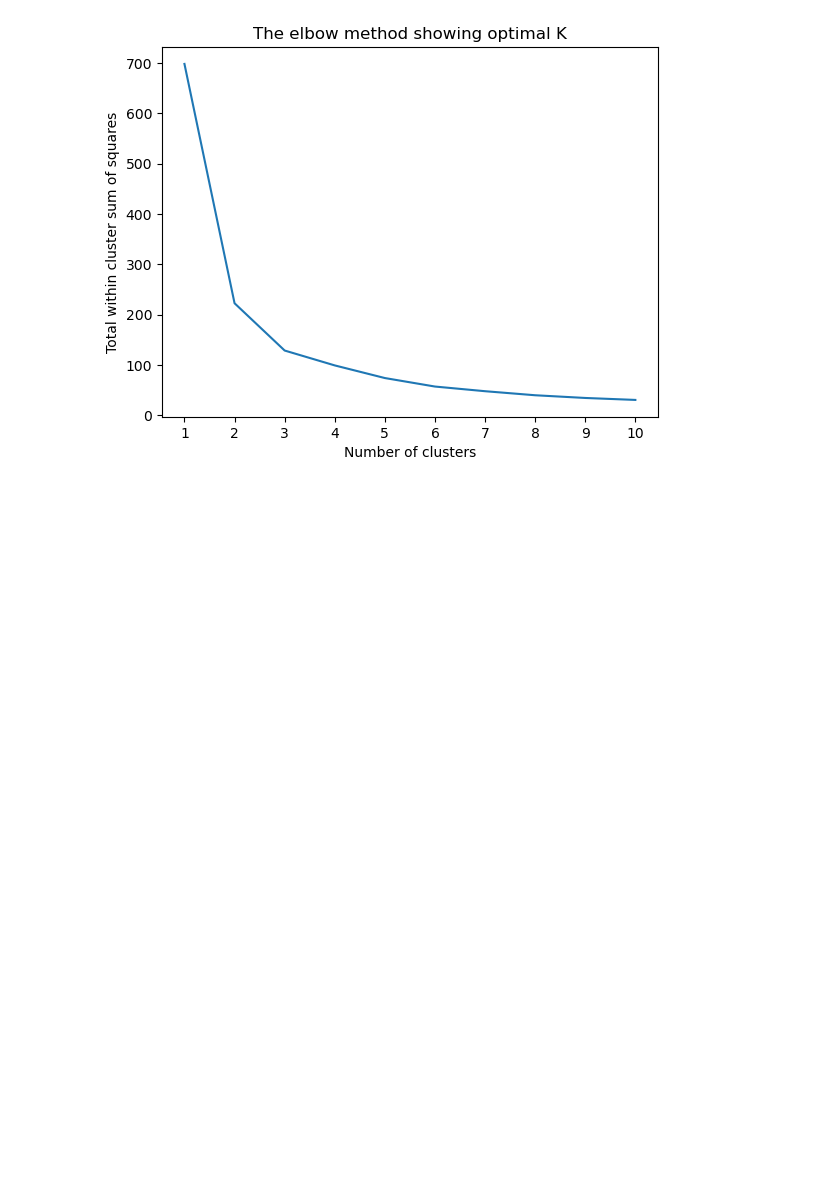
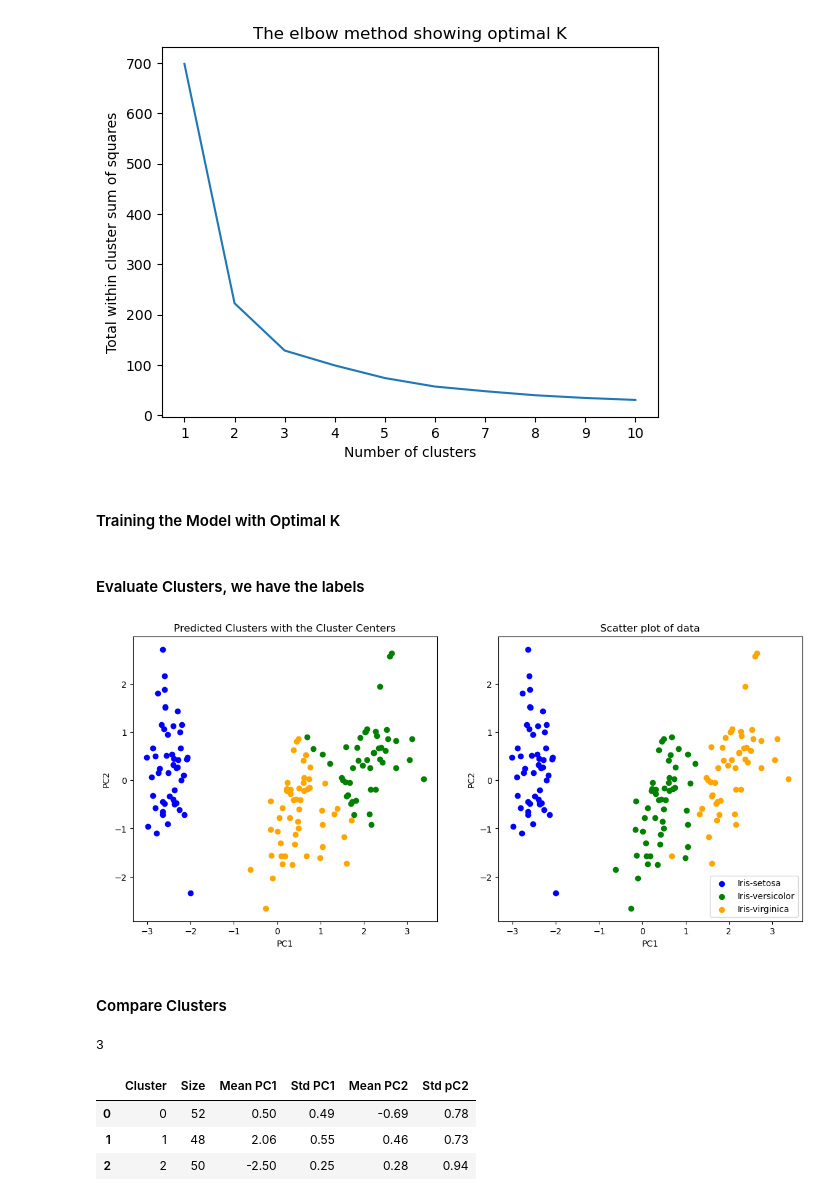
Before and after one commit to 07anhad/K-means-clustering-IRIS-Dataset, a Jupyter notebook: k_means_iris_anhad.ipynb, the cells around one changed output. Cells and saved outputs as stored; diff of their text form; code cells hidden in the pictures; blank space fills up the shorter version.

Commit message:
predicted vs scatter plot

```diff
--- a/k_means_iris_anhad.ipynb
+++ b/k_means_iris_anhad.ipynb
@@ -95,0 +100,55 @@ plt.show()
+# %% [markdown]
+#### Training the Model with Optimal K
+# %%
+k_means = KMeans(n_clusters=3,n_init=10)
+k_means_model = k_means.fit(X)
+# %% [markdown]
+#### Evaluate Clusters,  we have the labels
+# %%
+fig = plt.figure(figsize=(14, 6))
+# predicted
+ax1 = fig.add_subplot(121)
+pred = k_means_model.predict(X)
+colours = ['orange','green','blue']
+for idx in range(3):
+    plt.scatter(X[pred == idx]['PC1'], X[pred == idx]['PC2'], c = colours[idx])
+plt.xlabel('PC1')
+plt.ylabel('PC2')
+plt.title('Predicted Clusters with the Cluster Centers')
+
+# actual
+ax2 = fig.add_subplot(122)
+plt.scatter(X[y == 'Iris-setosa']['PC1'], X[y == 'Iris-setosa']['PC2'], c='blue', label='Iris-setosa')
+plt.scatter(X[y == 'Iris-versicolor']['PC1'], X[y == 'Iris-versicolor']['PC2'], c='green', label='Iris-versicolor')
+plt.scatter(X[y == 'Iris-virginica']['PC1'], X[y == 'Iris-virginica']['PC2'], c='orange', label='Iris-virginica')
+plt.legend()
+plt.xlabel('PC1')
+plt.ylabel('PC2')
+plt.title('Scatter plot of data')
+plt.show()
+# %% [output]
+[figure, added]
+# %% [markdown]
+#### Compare Clusters
+# %%
+k = 3 # 3 clusters
+df_clusters = [X[k_means_model.labels_==i] for i in range(k)]
+len(df_clusters)
+# %% [output]
+3
+# %%
+stat_dict = {
+    'Cluster' :   list(range(k)),
+    'Size' :      [len(df_clusters[i]) for i in range(k)],
+    'Mean PC1' :  [round(df_clusters[i]['PC1'].mean(), 2) for i in range(k)],
+    'Std PC1' :   [round(df_clusters[i]['PC1'].std(), 2) for i in range(k)],
+    'Mean PC2' :  [round(df_clusters[i]['PC2'].mean(), 2) for i in range(k)],
+    'Std pC2' :   [round(df_clusters[i]['PC2'].std(), 2) for i in range(k)]
+}
+df_cluster_stats = pd.DataFrame(stat_dict)
+df_cluster_stats
+# %% [output]
+|  | Cluster | Size | Mean PC1 | Std PC1 | Mean PC2 | Std pC2 |
+| 0 | 0 | 52 | 0.50 | 0.49 | -0.69 | 0.78 |
+| 1 | 1 | 48 | 2.06 | 0.55 | 0.46 | 0.73 |
+| 2 | 2 | 50 | -2.50 | 0.25 | 0.28 | 0.94 |
```
Also changed, not shown: parts of 2 cells of this notebook.
